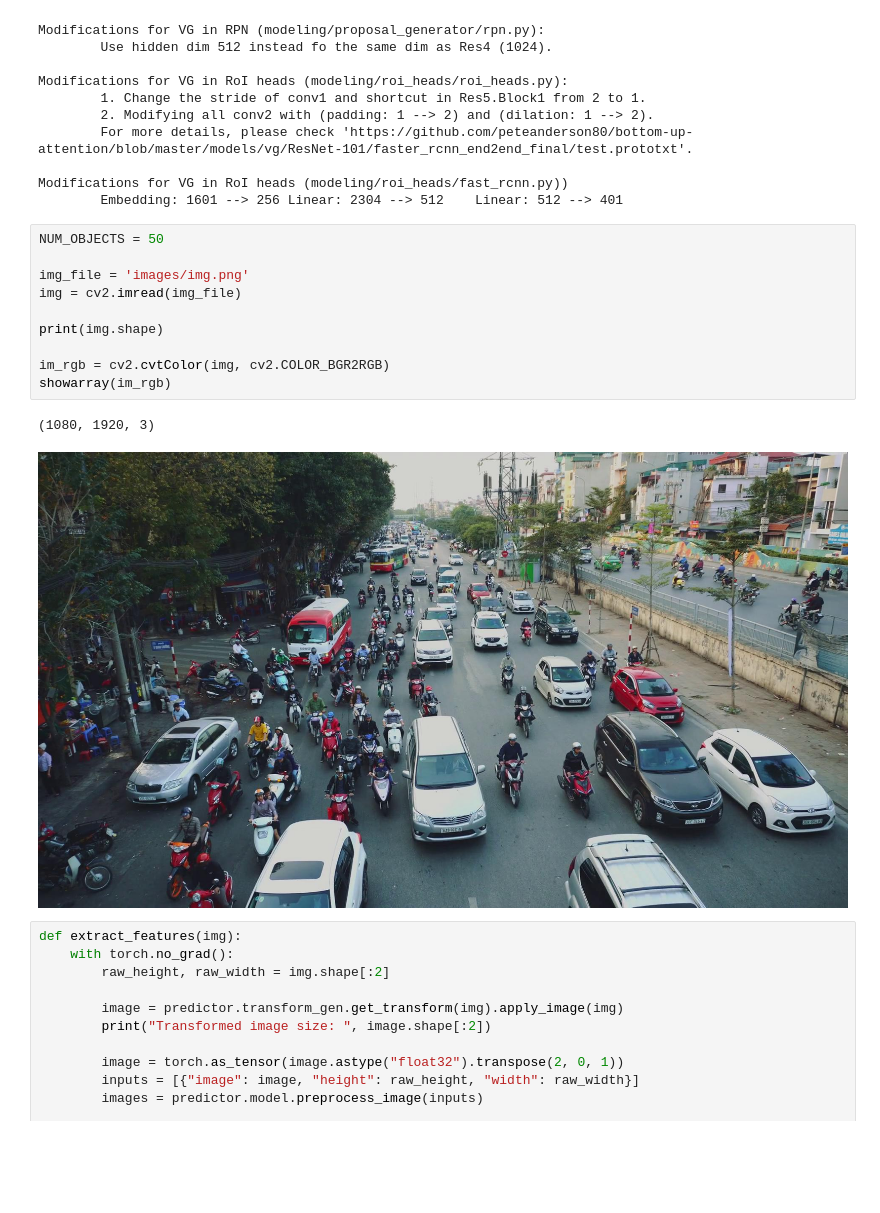
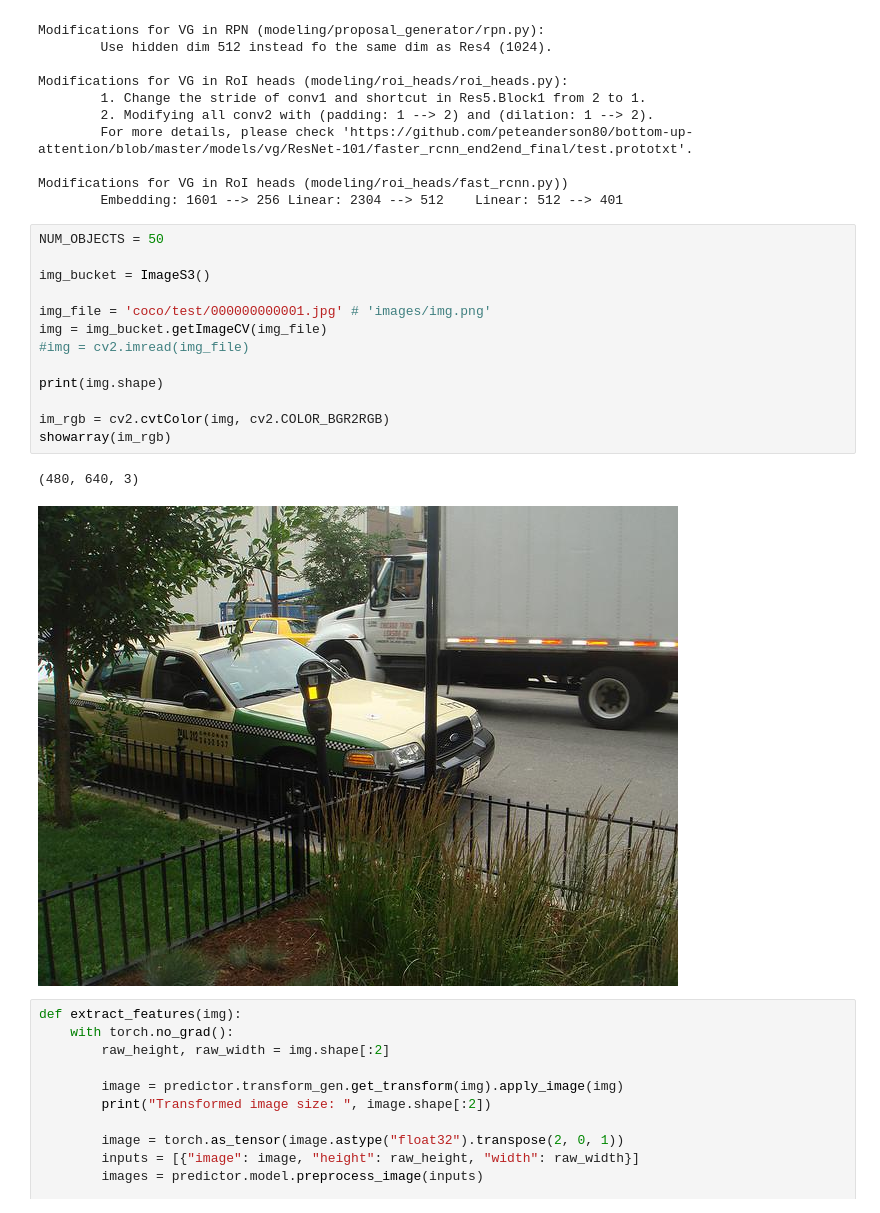
Before and after one commit to sony-w/AssistiveVision, a Jupyter notebook: detection.ipynb, the cells around one changed output. Cells and saved outputs as stored; diff of their text form; blank space fills up the shorter version.

Commit message:
Added object detection to coco dataset

```diff
--- a/detection.ipynb
+++ b/detection.ipynb
@@ -72,16 +74,19 @@ Modifications for VG in RoI heads (modeling/roi_heads/fast_rcnn.py))
 # %%
 NUM_OBJECTS = 50
 
-img_file = 'images/img.png'
-img = cv2.imread(img_file)
+img_bucket = ImageS3()
+
+img_file = 'coco/test/000000000001.jpg' # 'images/img.png'
+img = img_bucket.getImageCV(img_file)
+#img = cv2.imread(img_file)
 
 print(img.shape)
 
 im_rgb = cv2.cvtColor(img, cv2.COLOR_BGR2RGB)
 showarray(im_rgb)
 # %% [output]
-(1080, 1920, 3)
+(480, 640, 3)
-[figure, old version]
+[figure, new version]
 # %%
 def extract_features(img):
     with torch.no_grad():
```
Also changed, not shown: parts of 4 cells of this notebook, 3 other files.
